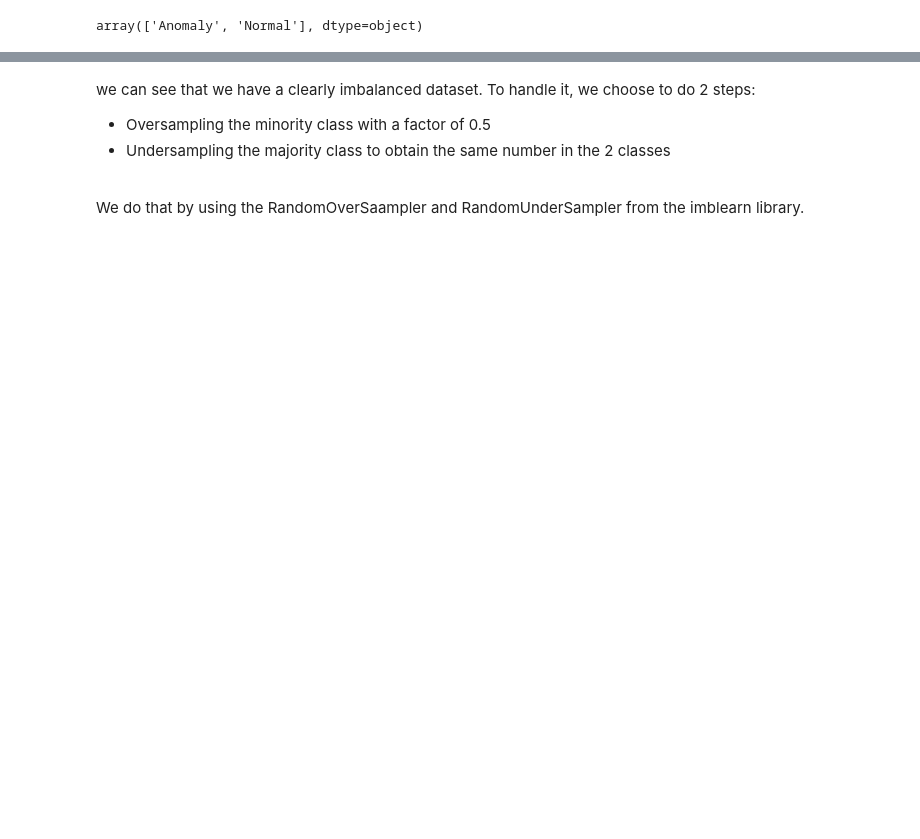
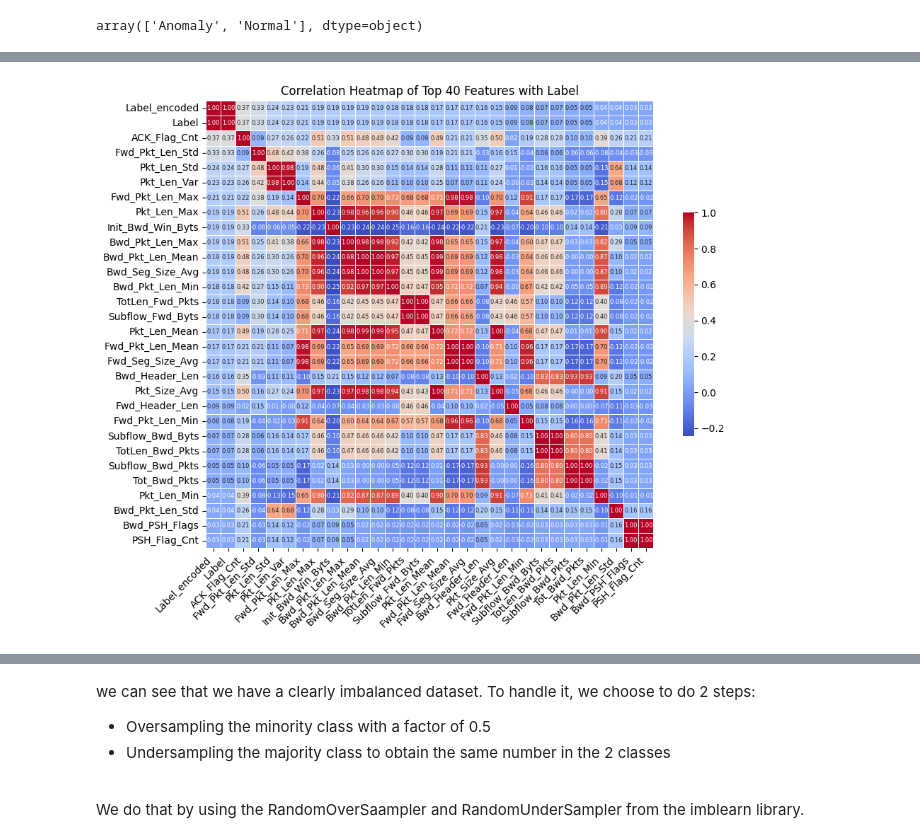
Before and after one commit to mashasiri/MASARBootcamp, a Jupyter notebook: Final_Project_for_DS_BootCamp.ipynb, the cells around one changed output, grey strips where cells are left out. Drawn from its saved outputs; the diff is of its cells as text; code cells hidden in the pictures; blank space fills up the shorter version.

```diff
--- a/Final_Project_for_DS_BootCamp.ipynb
+++ b/Final_Project_for_DS_BootCamp.ipynb
@@ -341,0 +307,31 @@ array(['Anomaly', 'Normal'], dtype=object)
+# %%
+# Encoding the categorical target variable to numeric
+label_encoder = LabelEncoder()
+encoded_data = df.copy()
+encoded_data['Label'] = label_encoder.fit_transform(df['Label'])
+
+
+# Create the correlation matrix for these top features + the encoded target
+corr_matrix = encoded_data.corr()
+
+
+# Sort the correlations and select the top 40 features
+top_40_correlation_features = corr_matrix['Label'].sort_values(ascending=False)[:30].head(40)
+
+# extract the correlation values for these features
+
+top_40_correlation=corr_matrix.loc[top_40_correlation_features.index,top_40_correlation_features.index]
+
+
+# Plotting the heatmap
+plt.figure(figsize=(10, 8))  # Size of the heatmap
+sns.heatmap(top_40_correlation, annot=True, fmt=".2f", cmap='coolwarm', cbar=True, square=True,
+            cbar_kws={'shrink': .5}, annot_kws={'size': 6}, linewidths=.5)
+plt.title('Correlation Heatmap of Top 40 Features with Label')
+plt.xticks(rotation=45, ha="right")
+plt.yticks(rotation=0)
+plt.tight_layout()
+
+plt.show()
+# %% [output]
+[figure, added]
```
Also changed, not shown: parts of 74 cells of this notebook.
